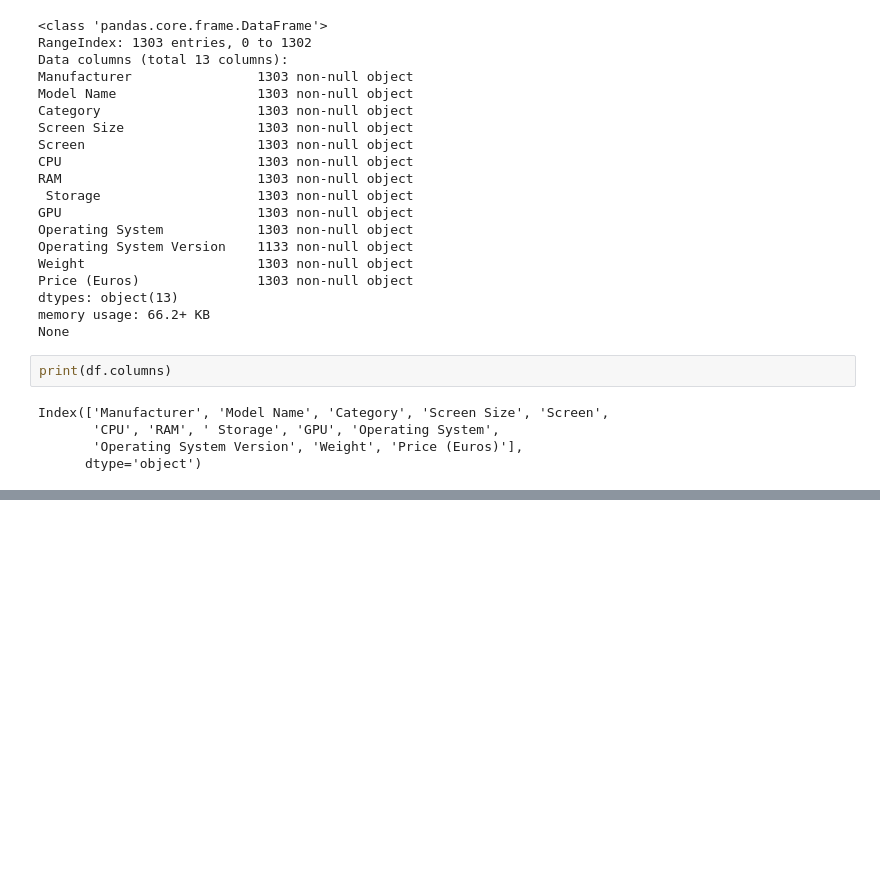
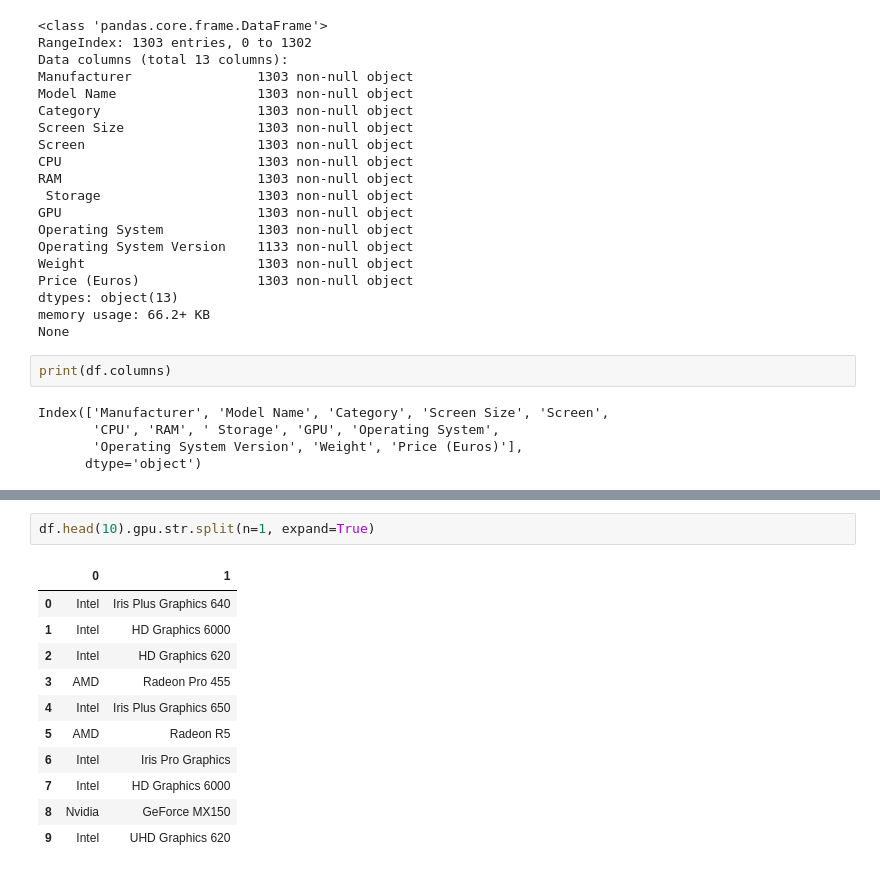
Before and after one commit to birdflyinhigh/notebook, a Jupyter notebook: 02_数据分析和可视化/01_Pandas和Numpy基础/02_pandas基础/03_data_clean.ipynb, the cells around one changed output, grey strips where cells are left out. Cells and saved outputs as stored; diff of their text form; blank space fills up the shorter version.

```diff
--- a/02_数据分析和可视化/01_Pandas和Numpy基础/02_pandas基础/03_data_clean.ipynb
+++ b/02_数据分析和可视化/01_Pandas和Numpy基础/02_pandas基础/03_data_clean.ipynb
@@ -31,0 +234,14 @@ Index(['Manufacturer', 'Model Name', 'Category', 'Screen Size', 'Screen',
+# %%
+df.head(10).gpu.str.split(n=1, expand=True)
+# %% [output]
+|  | 0 | 1 |
+| 0 | Intel | Iris Plus Graphics 640 |
+| 1 | Intel | HD Graphics 6000 |
+| 2 | Intel | HD Graphics 620 |
+| 3 | AMD | Radeon Pro 455 |
+| 4 | Intel | Iris Plus Graphics 650 |
+| 5 | AMD | Radeon R5 |
+| 6 | Intel | Iris Pro Graphics |
+| 7 | Intel | HD Graphics 6000 |
+| 8 | Nvidia | GeForce MX150 |
+| 9 | Intel | UHD Graphics 620 |
```
Also changed, not shown: parts of 38 cells of this notebook, 1 other file.
